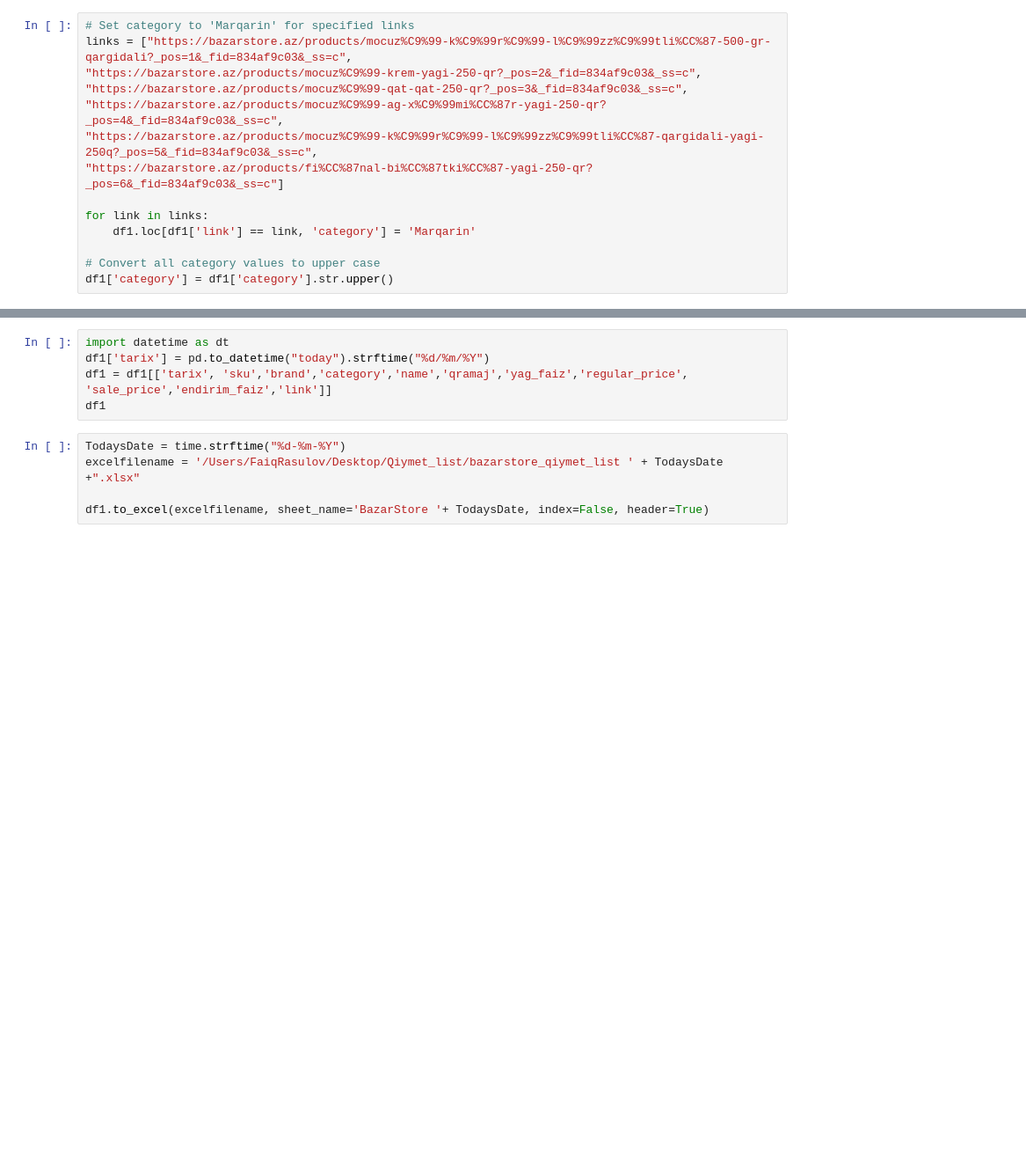
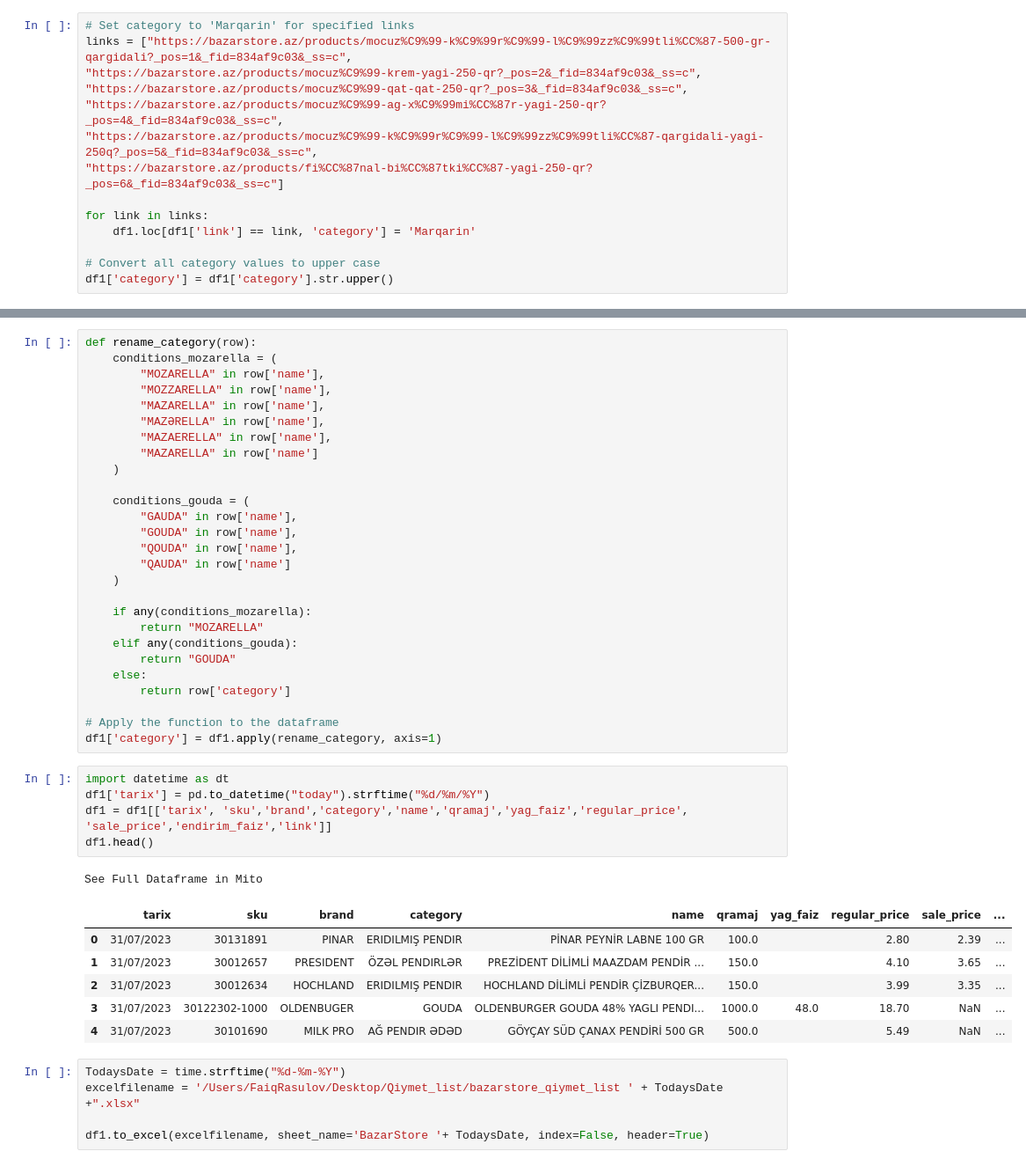
Before and after one commit to faiqrasulov/Web_Scraping_Azerisupermarketchains, a Jupyter notebook: BazarStore_new.ipynb, the cells around one changed output, grey strips where cells are left out. Shown at 88% size. Cells and saved outputs as stored; diff of their text form; blank space fills up the shorter version.

```diff
--- a/BazarStore_new.ipynb
+++ b/BazarStore_new.ipynb
@@ -265,8 +448,43 @@ df1
+# %%
+def rename_category(row):
+    conditions_mozarella = (
+        "MOZARELLA" in row['name'],
+        "MOZZARELLA" in row['name'],
+        "MAZARELLA" in row['name'],
+        "MAZƏRELLA" in row['name'],
+        "MAZAERELLA" in row['name'],
+        "MAZARELLA" in row['name']
+    )
+
+    conditions_gouda = (
+        "GAUDA" in row['name'],
+        "GOUDA" in row['name'],
+        "QOUDA" in row['name'],
+        "QAUDA" in row['name']
+    )
+
+    if any(conditions_mozarella):
+        return "MOZARELLA"
+    elif any(conditions_gouda):
+        return "GOUDA"
+    else:
+        return row['category']
+
+# Apply the function to the dataframe
+df1['category'] = df1.apply(rename_category, axis=1)
 # %%
 import datetime as dt
 df1['tarix'] = pd.to_datetime("today").strftime("%d/%m/%Y")
 df1 = df1[['tarix', 'sku','brand','category','name','qramaj','yag_faiz','regular_price', 'sale_price','endirim_faiz','link']]
-df1
+df1.head()
+# %% [output]
+See Full Dataframe in Mito
+|  | tarix | sku | brand | category | name | qramaj | yag_faiz | regular_price | sale_price | ... |
+| 0 | 31/07/2023 | 30131891 | PINAR | ERIDILMIŞ PENDIR | PİNAR PEYNİR LABNE 100 GR | 100.0 |  | 2.80 | 2.39 | ... |
+| 1 | 31/07/2023 | 30012657 | PRESIDENT | ÖZƏL PENDIRLƏR | PREZİDENT DİLİMLİ MAAZDAM PENDİR ... | 150.0 |  | 4.10 | 3.65 | ... |
+| 2 | 31/07/2023 | 30012634 | HOCHLAND | ERIDILMIŞ PENDIR | HOCHLAND DİLİMLİ PENDİR ÇİZBURQER... | 150.0 |  | 3.99 | 3.35 | ... |
+| 3 | 31/07/2023 | 30122302-1000 | OLDENBUGER | GOUDA | OLDENBURGER GOUDA 48% YAGLI PENDI... | 1000.0 | 48.0 | 18.70 | NaN | ... |
+| 4 | 31/07/2023 | 30101690 | MILK PRO | AĞ PENDIR ƏDƏD | GÖYÇAY SÜD ÇANAX PENDİRİ 500 GR | 500.0 |  | 5.49 | NaN | ... |
 # %%
 TodaysDate = time.strftime("%d-%m-%Y")
 excelfilename = '/Users/FaiqRasulov/Desktop/Qiymet_list/bazarstore_qiymet_list ' + TodaysDate +".xlsx"
```
Also changed, not shown: parts of 11 cells of this notebook, 2 other files.
